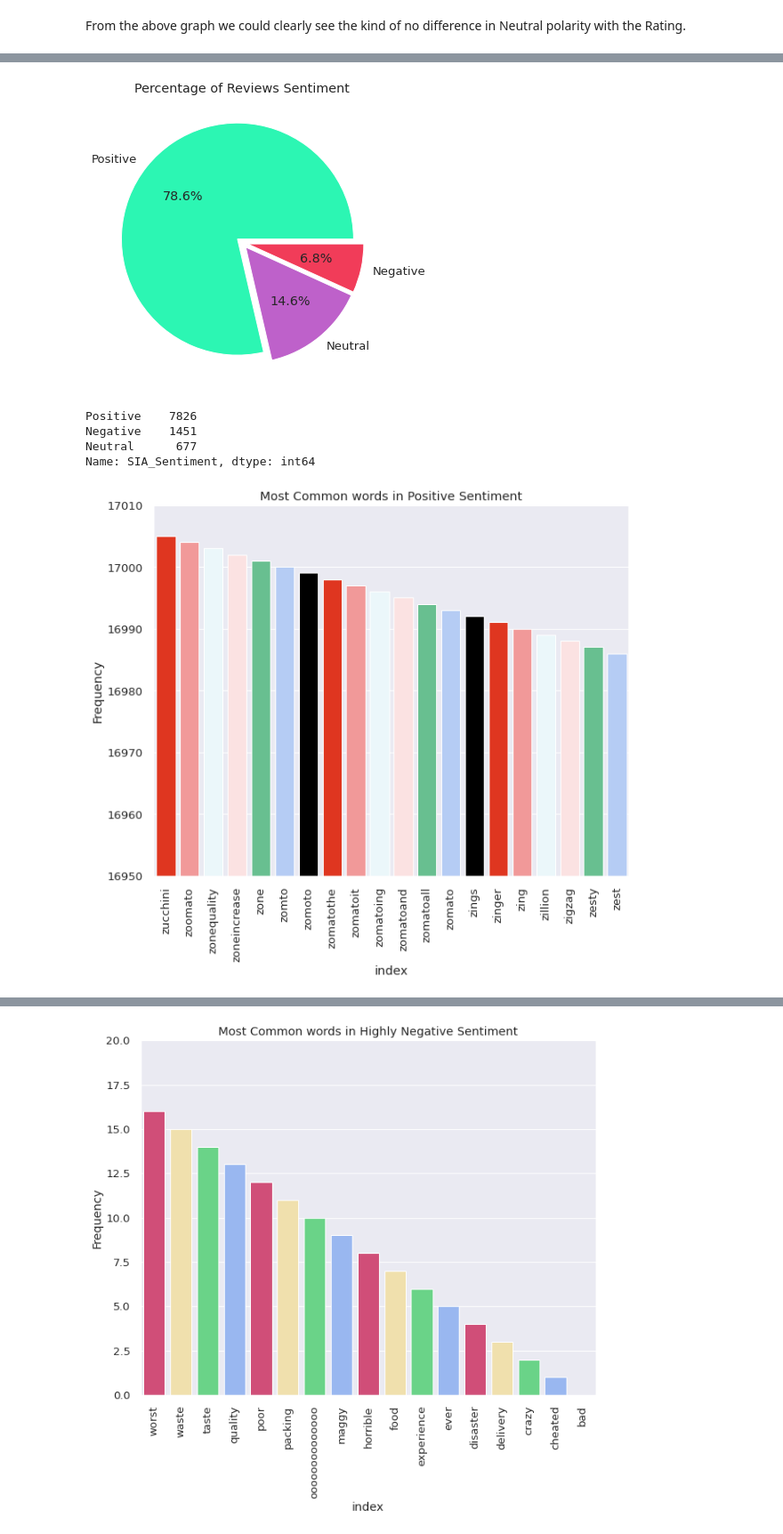
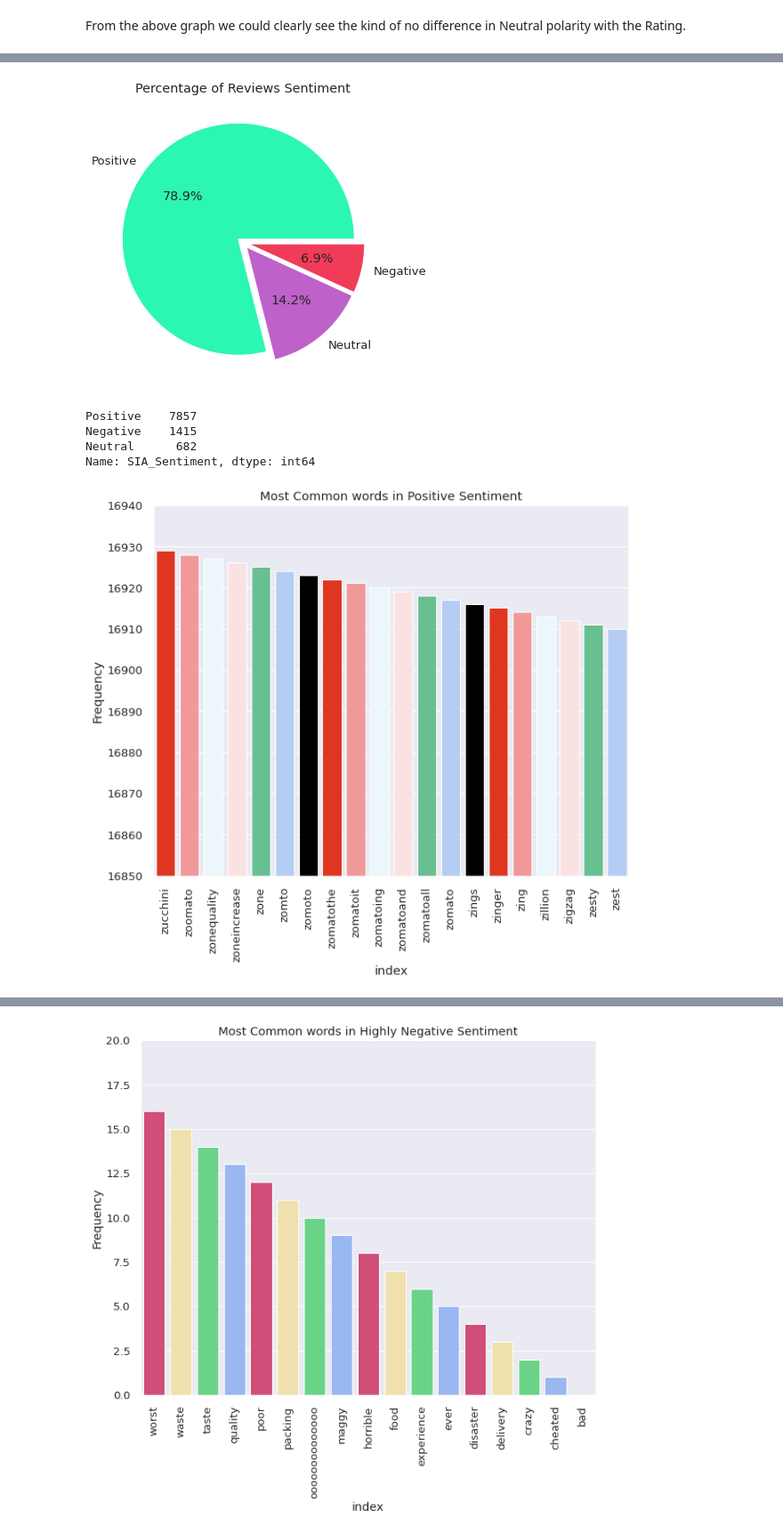
Before and after one commit to SethupathyM/Unsupervised_ML_Clustering_and_Sentiment_Analysis_Zomato_Restaurant, a Jupyter notebook: Zomato_Restaurant_Clustering_and_Sentiment_Analysis_.ipynb, the cells around one changed output, grey strips where cells are left out. Shown at 89% size. Saved outputs shown, nothing was run; the diff lists cells and outputs as text; code cells hidden in the pictures.

```diff
--- a/Zomato_Restaurant_Clustering_and_Sentiment_Analysis_.ipynb
+++ b/Zomato_Restaurant_Clustering_and_Sentiment_Analysis_.ipynb
@@ -1067,6 +1067,6 @@ print(lst)
 ['IndiBlaze', 'Sweet Basket', 'Angaara Counts 3', 'Wich Please', 'Republic Of Noodles - Lemon Tree Hotel']
 # %%
 # Filtering out rows
-final = df[df['Name'] != not_com_rest_names]
+final = df
 for not_com_rest_names in lst:
   final = final[final['Name'] != not_com_rest_names]
@@ -1078,7 +1082,7 @@ df_r.rename(columns = {'Restaurant':'Name'}, inplace = True)
 merged_df = pd.merge(df_r, final, how='left', on='Name')
 # %%
 # Droping less significant features
-merged_df.drop(['Time','Metadata','Links','Timings','Kmeans_labels','costncuisine','DBSCAN_labels','Cost_in_words'],axis = 1,inplace = True)
+merged_df.drop(['Time','Metadata','Links','Timings','Kmeans_labels','DBSCAN_labels'],axis = 1,inplace = True)
 # %%
 # Re indexing the columns
 merged_df = merged_df.reindex(columns=['index','Name', 'Reviewer','Review','Reviews_txt_processed','Review_length','Rating','Polarity','Cost','Cuisines'])
@@ -1244,14 +1248,14 @@ def piechart(df,colors):
 # Pie chart
 piechart(merged_df['SIA_Sentiment'],colors = ['#2CF6B3','#BE61CA','#F13C59'])
 # %% [output]
-[figure, old version]
+[figure, new version]
 # %%
 # Reviews Sentiment
 merged_df['SIA_Sentiment'].value_counts()
 # %% [output]
-Positive    7826
-Negative    1451
-Neutral      677
+Positive    7857
+Negative    1415
+Neutral      682
 Name: SIA_Sentiment, dtype: int64
 # %%
 # Function for plotting most common words in different sentiments
@@ -1284,9 +1288,9 @@ def common_words(df,ylim1,ylim2,title,color):
   plt.show()
 # %%
 # Most Common words in Positive Sentiment
-common_words(merged_df[merged_df['SIA_Sentiment'] == 'Positive'],16950,17010,'Most Common words in Positive Sentiment',
+common_words(merged_df[merged_df['SIA_Sentiment'] == 'Positive'],16850,16940,'Most Common words in Positive Sentiment',
              ['#FF1E00','#FF8B8B','#E8F9FD','#FFDEDE','#59CE8F','#ABC9FF','#000000'])
 # %% [output]
-[figure, old version]
+[figure, new version]
 # %%
 # Most Common words in Negative Sentiment
```
Also changed, not shown: parts of 33 cells of this notebook.
